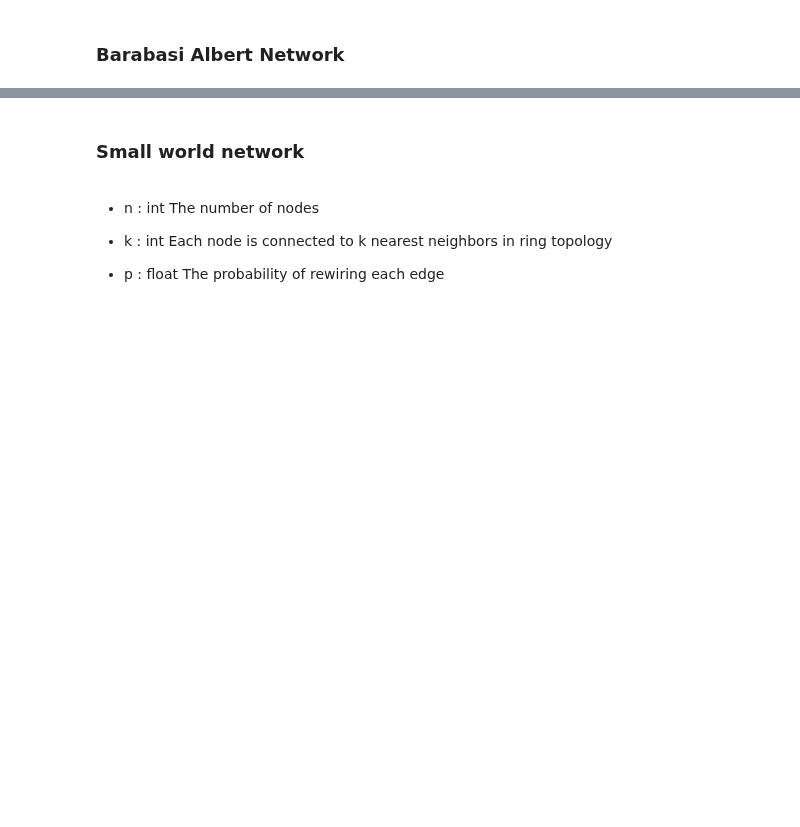
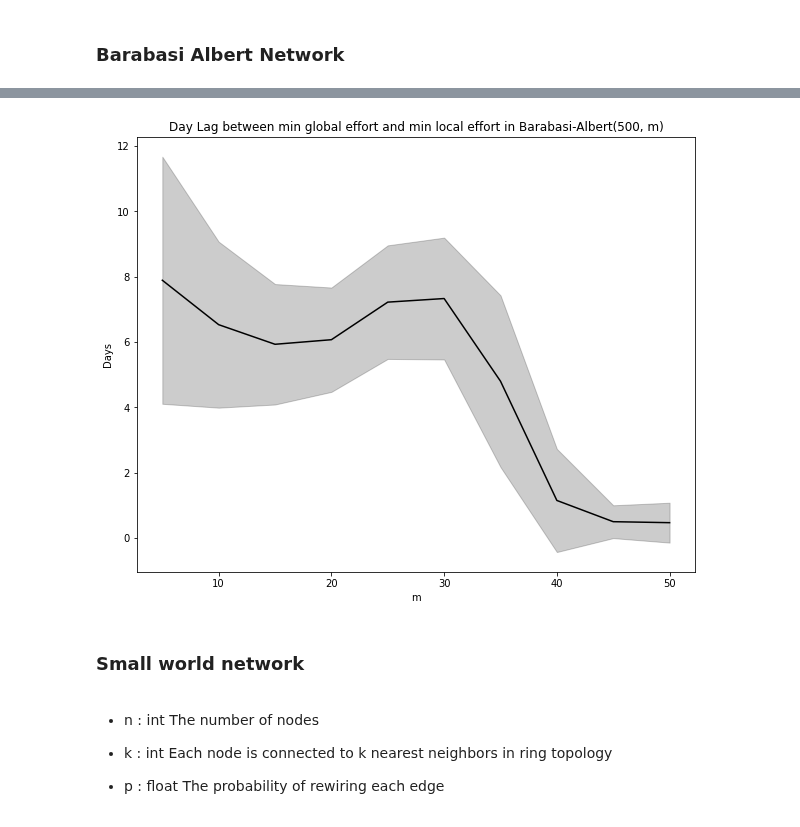
Before and after one commit to JimmyCalvoMonge/AdaptiveNetworks, a Jupyter notebook: network_experiments.ipynb, the cells around one changed output, grey strips where cells are left out. Cells and saved outputs as stored; diff of their text form; code cells hidden in the pictures; blank space fills up the shorter version.

```diff
--- a/network_experiments.ipynb
+++ b/network_experiments.ipynb
@@ -767,10 +765,10 @@ plt.show()
 # %% [markdown]
 ### Barabasi Albert Network
 # %%
-# bepidist_data_ba = pd.read_csv('./Data/bepidist_ntwk_barabasi_albert.csv')
-# bepidist_data_ba = bepidist_data_ba.drop(columns=['Unnamed: 0']).iloc[1: , :]
-# bepidist_data_ba.columns = ['day', 's_mean', 's_min', 's_max', 'i_mean', 'i_min', 'i_max',
-#                          'r_mean', 'r_min', 'r_max', 'edgecount_mean', 'edgecount_min', 'edgecount_max',
-# 'suscedgecount_mean', 'suscedgecount_min', 'suscedgecount_max', 'm']
-# bepidist_data_ba = bepidist_data_ba.apply(pd.to_numeric)
-# mms = bepidist_data_ba['m'].unique().tolist()
+bepidist_data_ba = pd.read_csv('./Data/bepidist_ntwk_barabasi_albert.csv')
+bepidist_data_ba = bepidist_data_ba.groupby(['m'], as_index=False).agg({'day_lags': ['mean', 'max', 'min', 'std']})
+bepidist_data_ba.columns = bepidist_data_ba.columns.droplevel()
+bepidist_data_ba.columns = ['m', 'mean', 'max', 'min', 'std']
+bepidist_data_ba['lower'] = bepidist_data_ba['mean'] - bepidist_data_ba['std']
+bepidist_data_ba['upper'] = bepidist_data_ba['mean'] + bepidist_data_ba['std']
+bepidist_data_ba
@@ -803,8 +787,11 @@ plt.show()
 # %%
-# plt.figure()
-# days = 50
-# plt.plot(mms, day_lags,'-k', label="Network avg. edges reduction")
-# plt.title("Day Lag between min global effort and min local effort in Barabasi-Albert(500, m)")
-# plt.xlabel("m")
-# plt.ylabel("Days")
-# plt.show()
+plt.figure(figsize=(10,8))
+days = 50
+plt.plot(bepidist_data_ba['m'], bepidist_data_ba['mean'],'-k', label="Network avg. edges reduction")
+plt.fill_between(bepidist_data_ba['m'], bepidist_data_ba['lower'], bepidist_data_ba['upper'], color="k", alpha=0.2)
+plt.title("Day Lag between min global effort and min local effort in Barabasi-Albert(500, m)")
+plt.xlabel("m")
+plt.ylabel("Days")
+plt.show()
+# %% [output]
+[figure, added]
```
Also changed, not shown: parts of 10 cells of this notebook, 1 other file.
